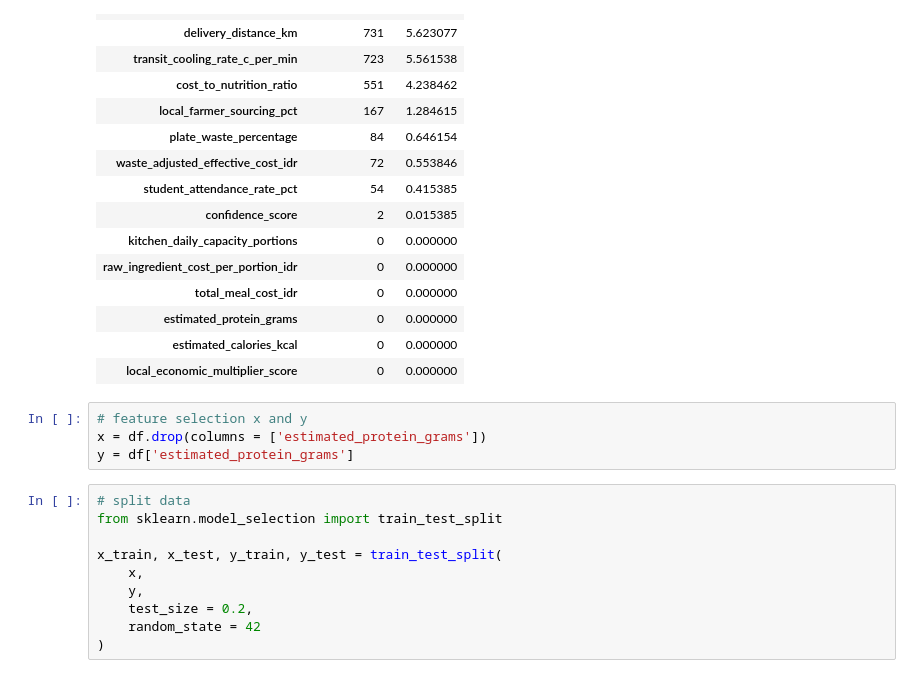
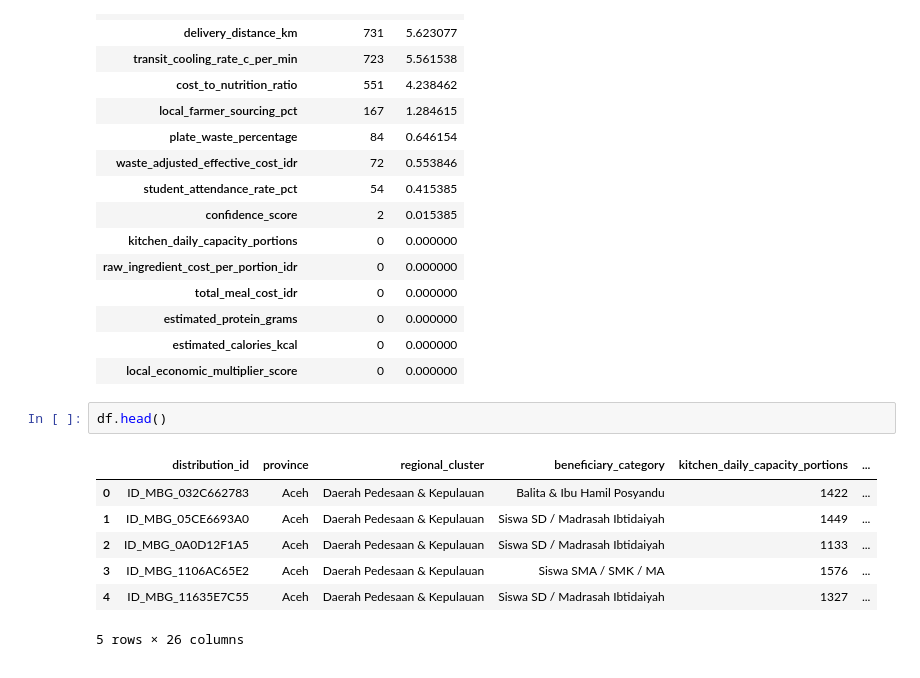
Before and after one commit to Mozzyvocca/Python-Data-Learning, a Jupyter notebook: mbg.ipynb, the cells around one changed output. Cells and saved outputs as stored; diff of their text form.

```diff
--- a/mbg.ipynb
+++ b/mbg.ipynb
@@ -125,17 +149,13 @@ outlier_summary.sort_values(
 | estimated_protein_grams | 0 | 0.000000 |
 | estimated_calories_kcal | 0 | 0.000000 |
 | local_economic_multiplier_score | 0 | 0.000000 |
-# %%
-# feature selection x and y
-x = df.drop(columns = ['estimated_protein_grams'])
-y = df['estimated_protein_grams']
-# %%
-# split data
-from sklearn.model_selection import train_test_split
-
-x_train, x_test, y_train, y_test = train_test_split(
-    x,
-    y,
-    test_size = 0.2,
-    random_state = 42
-)
+# %%
+df.head()
+# %% [output]
+|  | distribution_id | province | regional_cluster | beneficiary_category | kitchen_daily_capacity_portions | ... |
+| 0 | ID_MBG_032C662783 | Aceh | Daerah Pedesaan & Kepulauan | Balita & Ibu Hamil Posyandu | 1422 | ... |
+| 1 | ID_MBG_05CE6693A0 | Aceh | Daerah Pedesaan & Kepulauan | Siswa SD / Madrasah Ibtidaiyah | 1449 | ... |
+| 2 | ID_MBG_0A0D12F1A5 | Aceh | Daerah Pedesaan & Kepulauan | Siswa SD / Madrasah Ibtidaiyah | 1133 | ... |
+| 3 | ID_MBG_1106AC65E2 | Aceh | Daerah Pedesaan & Kepulauan | Siswa SMA / SMK / MA | 1576 | ... |
+| 4 | ID_MBG_11635E7C55 | Aceh | Daerah Pedesaan & Kepulauan | Siswa SD / Madrasah Ibtidaiyah | 1327 | ... |
+5 rows × 26 columns
```
Also changed, not shown: parts of 7 cells of this notebook.
